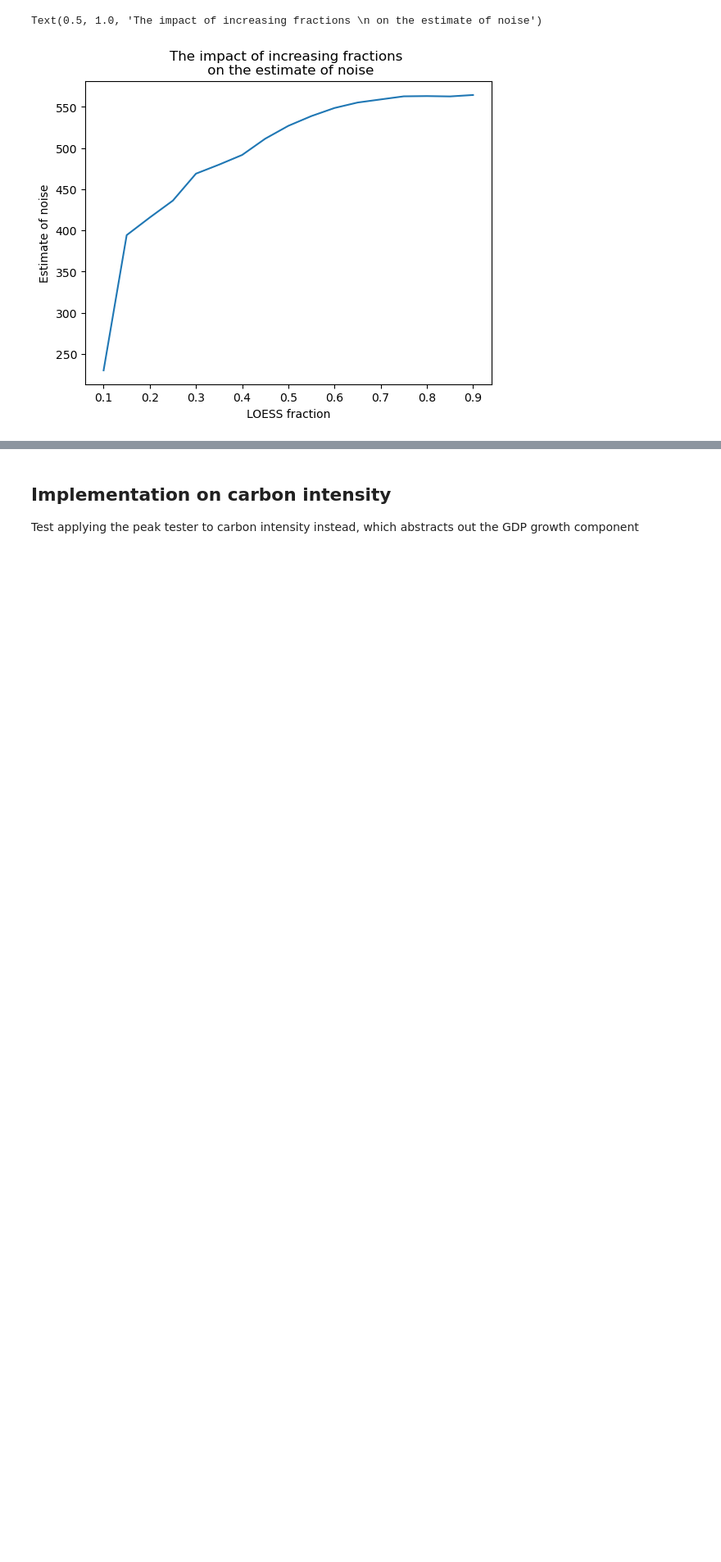
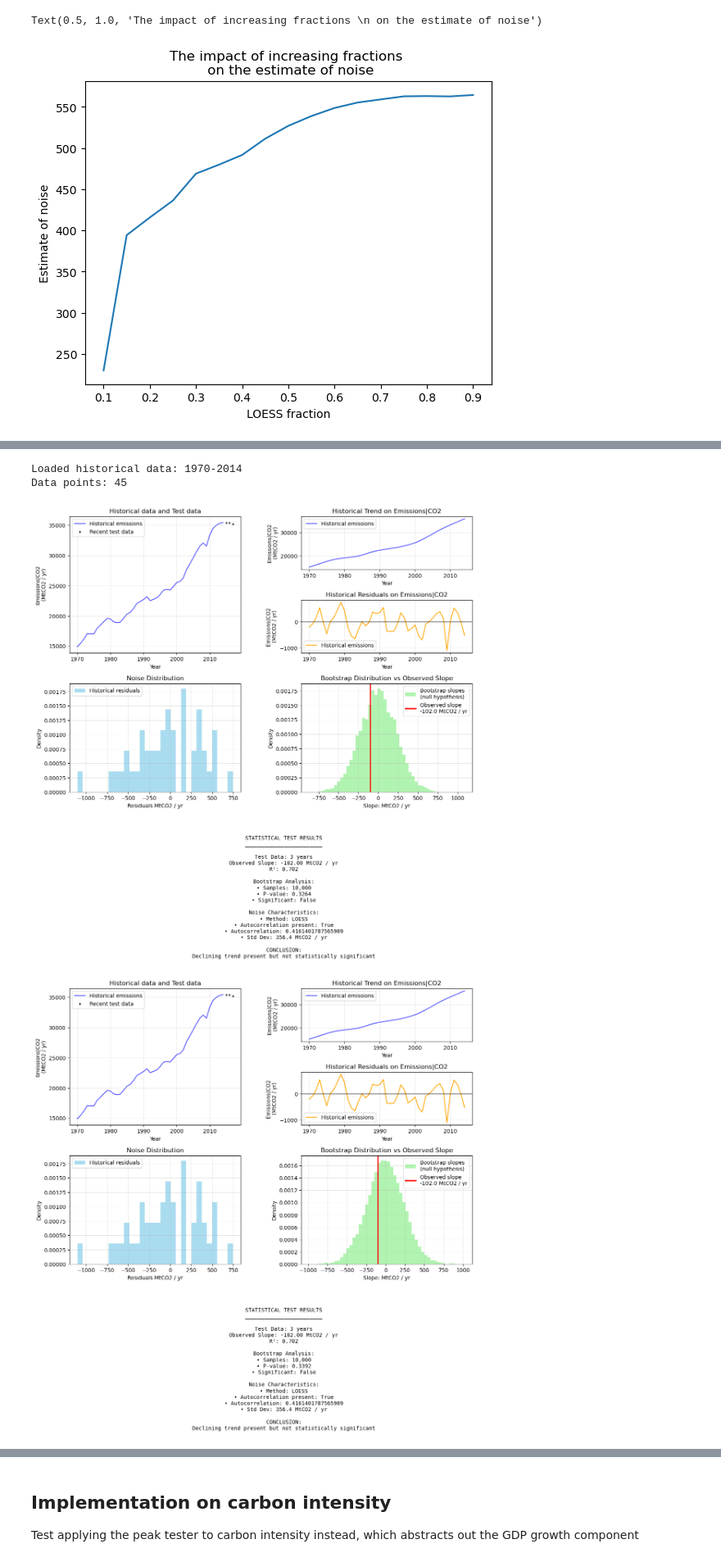
Before and after one commit to nezzag/peaking_test, a Jupyter notebook: notebooks/test_peaker.ipynb, the cells around one changed output, grey strips where cells are left out. Shown at 82% size. Drawn from its saved outputs; the diff is of its cells as text; code cells hidden in the pictures; blank space fills up the shorter version.

Commit message:
Added t-distribution and empirical to noise-calculation methods and adjusted bootstrap base ems

```diff
--- a/notebooks/test_peaker.ipynb
+++ b/notebooks/test_peaker.ipynb
@@ -229,0 +236,32 @@ Text(0.5, 1.0, 'The impact of increasing fractions \n on the estimate of noise')
+# %%
+# Testing with data to 2014 and then 2015 and 2016 to see how likely it thinks peaking is - and the answer is not very :)
+# t-distribution seems to be the most conservative.
+noise_params = []
+peaking_likelihood = []
+peak_tester.load_historical_data(
+    'gcb_hist_co2.csv', year_range = range(1970,2015))
+
+with HiddenPrints():
+    for noise_type in ["normal", "t-dist", "empirical"]:
+        (
+            peak_tester
+            .characterize_noise(method='loess',noise_type=noise_type)
+            .create_noise_generator()
+        )
+        (    peak_tester
+            .set_test_data([
+                (2015, 35404),
+                (2016, 35417),
+                (2017, 35200) # made up value for testing
+            ]).run_complete_bootstrap_test(bootstrap_method='ar_bootstrap')
+        )
+        peak_tester.plot_analysis()
+
+
+        noise_params.append(peak_tester.autocorr_params)
+        peaking_likelihood.append(peak_tester.bootstrap_results['p_value_one_tail'])
+# %% [output]
+Loaded historical data: 1970-2014
+Data points: 45
+[figure, added]
+[figure, added]
```
Also changed, not shown: parts of 12 cells of this notebook, 1 other file.
